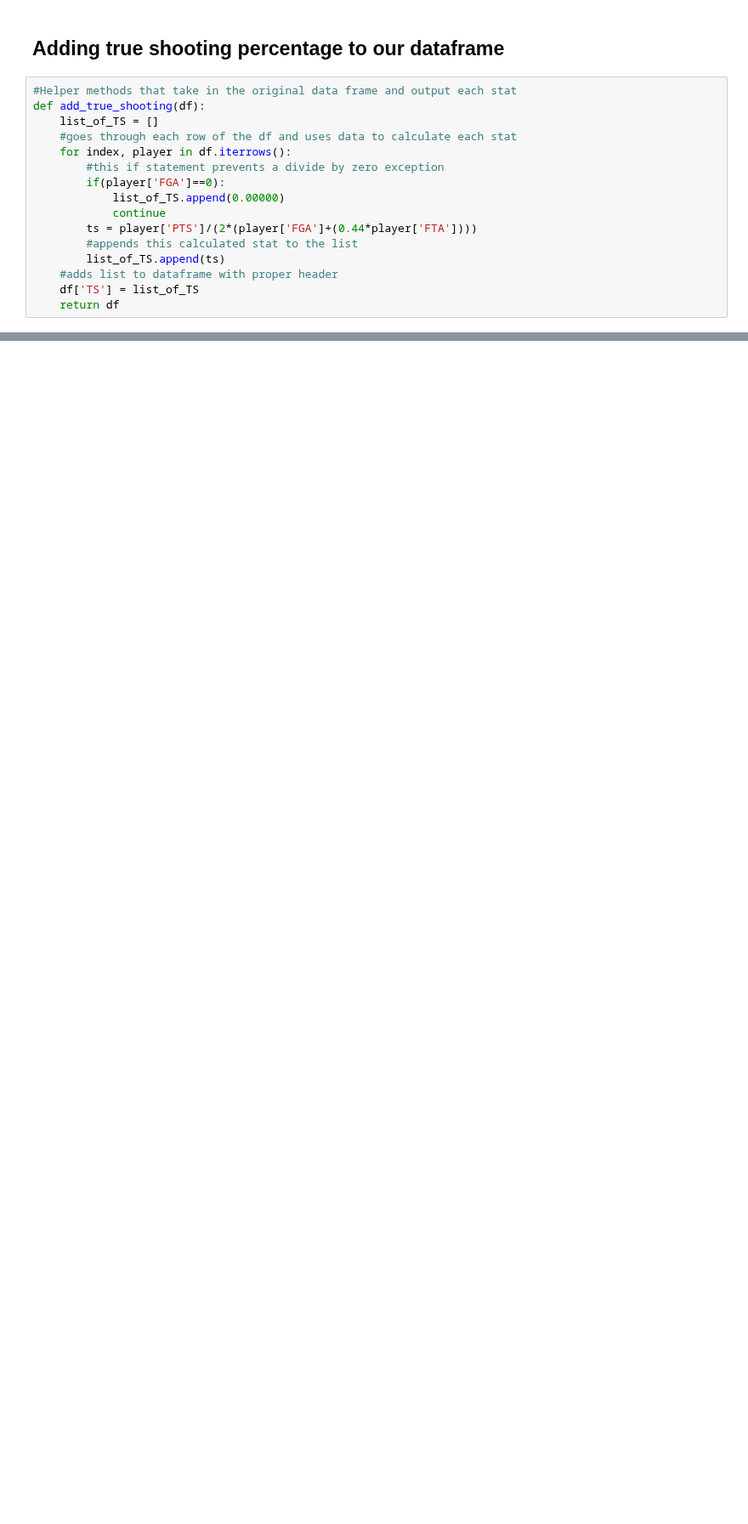
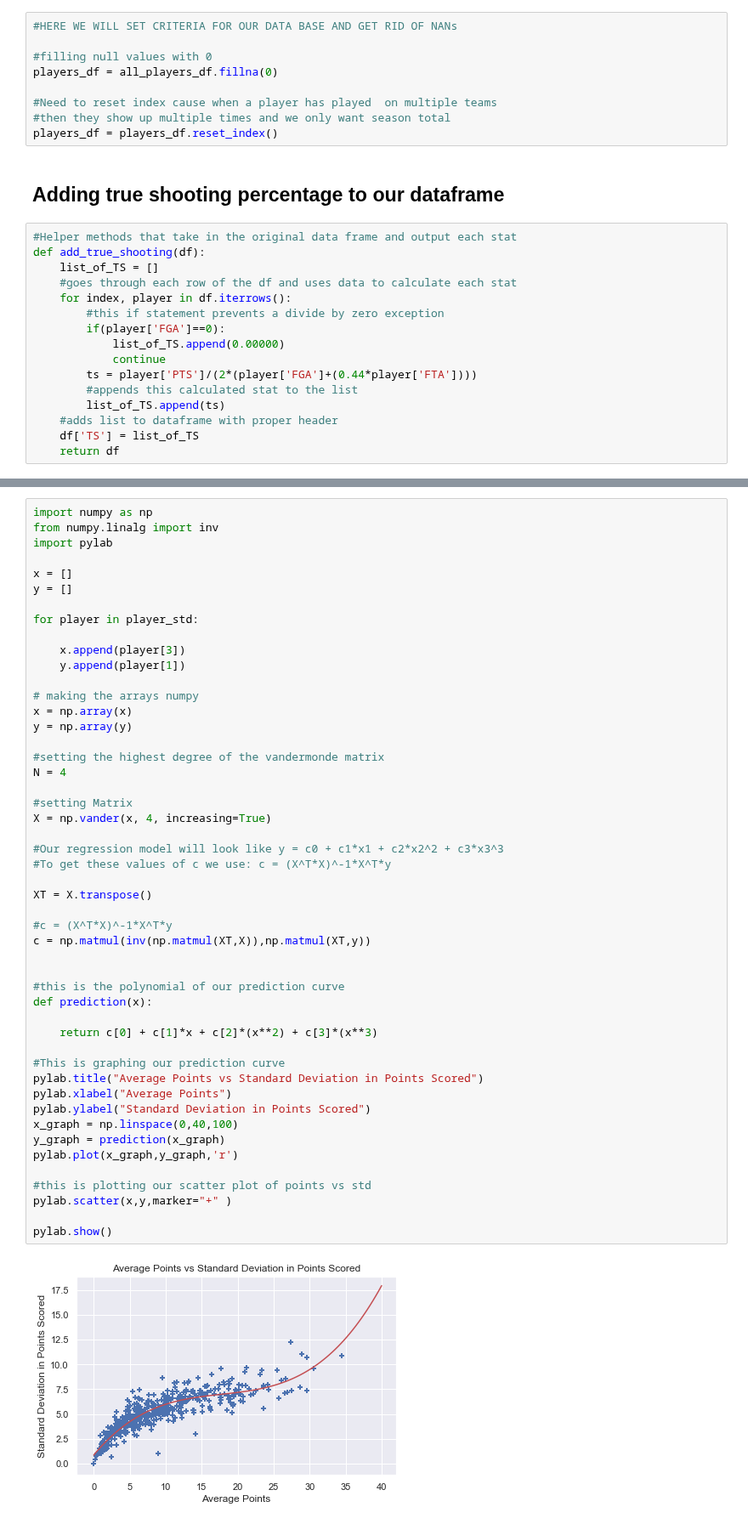
Before and after one commit to benrogers31/Finding-_Inconsistent_NBA_Players, a Jupyter notebook: Measuring_Inconsistency.ipynb, the cells around one changed output, grey strips where cells are left out. Shown at 85% size. Saved outputs shown, nothing was run; the diff lists cells and outputs as text; blank space fills up the shorter version.

```diff
--- a/Measuring_Inconsistency.ipynb
+++ b/Measuring_Inconsistency.ipynb
@@ -47,3 +31,12 @@ players_df = players_df.reset_index()
+# %%
+#HERE WE WILL SET CRITERIA FOR OUR DATA BASE AND GET RID OF NANs
+
+#filling null values with 0
+players_df = all_players_df.fillna(0)
+
+#Need to reset index cause when a player has played  on multiple teams
+#then they show up multiple times and we only want season total
+players_df = players_df.reset_index()
 # %% [markdown]
 <h2> Adding true shooting percentage to our dataframe </h2>
 # %%
@@ -64,0 +129,51 @@ def add_true_shooting(df):
+# %%
+import numpy as np
+from numpy.linalg import inv
+import pylab
+
+x = []
+y = []
+
+for player in player_std:
+
+    x.append(player[3])
+    y.append(player[1])
+
+# making the arrays numpy
+x = np.array(x)
+y = np.array(y)
+
+#setting the highest degree of the vandermonde matrix
+N = 4
+
+#setting Matrix
+X = np.vander(x, 4, increasing=True)
+
+#Our regression model will look like y = c0 + c1*x1 + c2*x2^2 + c3*x3^3
+#To get these values of c we use: c = (X^T*X)^-1*X^T*y
+
+XT = X.transpose()
+
+#c = (X^T*X)^-1*X^T*y
+c = np.matmul(inv(np.matmul(XT,X)),np.matmul(XT,y))
+
+
+#this is the polynomial of our prediction curve
+def prediction(x):
+
+    return c[0] + c[1]*x + c[2]*(x**2) + c[3]*(x**3)
+
+#This is graphing our prediction curve
+pylab.title("Average Points vs Standard Deviation in Points Scored")
+pylab.xlabel("Average Points")
+pylab.ylabel("Standard Deviation in Points Scored")
+x_graph = np.linspace(0,40,100)
+y_graph = prediction(x_graph)
+pylab.plot(x_graph,y_graph,'r')
+
+#this is plotting our scatter plot of points vs std
+pylab.scatter(x,y,marker="+" )
+
+pylab.show()
+# %% [output]
+[figure, added]
```
Also changed, not shown: parts of 13 cells of this notebook, 2 other files.
